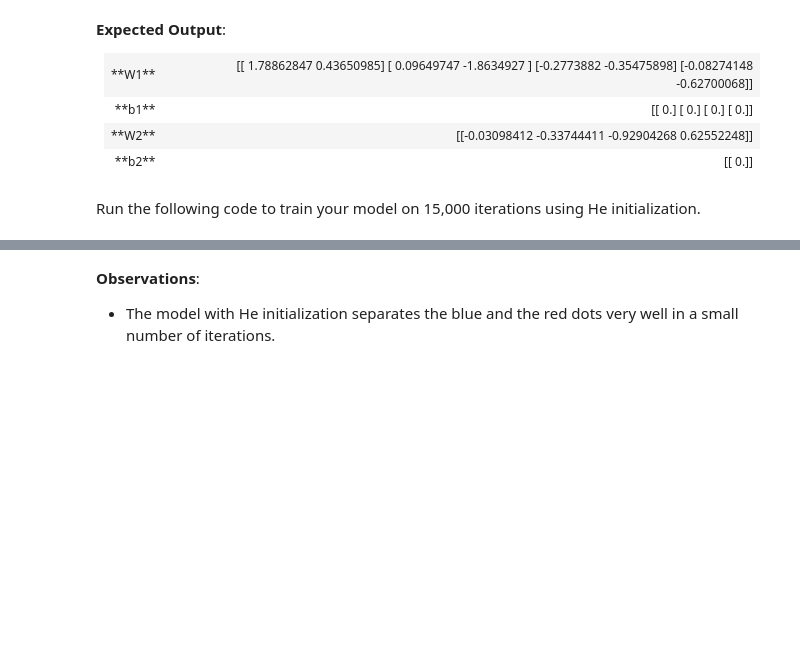
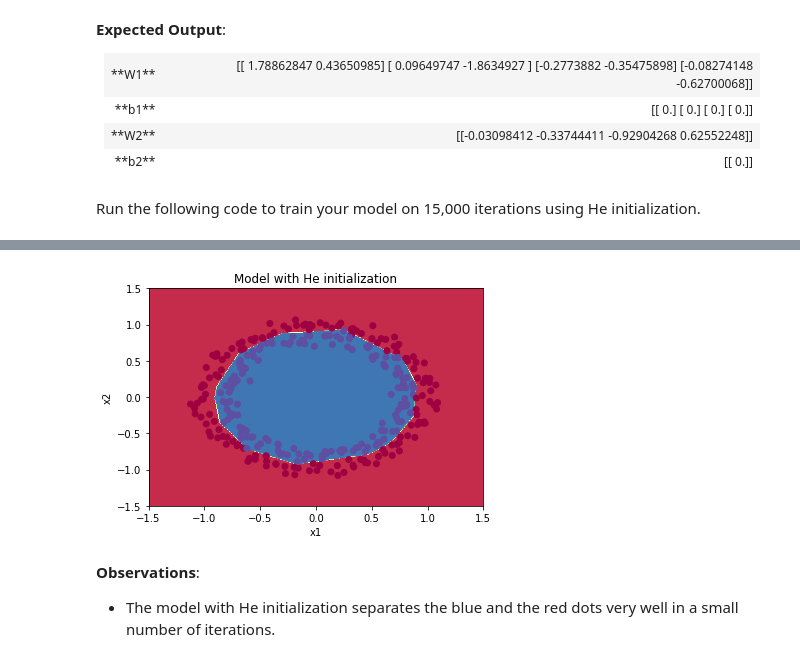
Before and after one commit to ShawnZhong/Coursera-Deep-Learning-Course, a Jupyter notebook: C2W1P1 - Initialization/main.ipynb, the cells around one changed output, grey strips where cells are left out. Cells and saved outputs as stored; diff of their text form; code cells hidden in the pictures; blank space fills up the shorter version.

```diff
--- a/C2W1P1 - Initialization/main.ipynb
+++ b/C2W1P1 - Initialization/main.ipynb
@@ -499,9 +533,11 @@ predictions_test = predict(test_X, test_Y, parameters)
 # %%
 plt.title("Model with He initialization")
 axes = plt.gca()
 axes.set_xlim([-1.5,1.5])
 axes.set_ylim([-1.5,1.5])
-plot_decision_boundary(lambda x: predict_dec(parameters, x.T), train_X, train_Y)
+plot_decision_boundary(lambda x: predict_dec(parameters, x.T), train_X, train_Y.reshape(-1))
+# %% [output]
+[figure, added]
 # %% [markdown]
 **Observations**:
 - The model with He initialization separates the blue and the red dots very well in a small number of iterations.
```
Also changed, not shown: parts of 4 cells of this notebook, 1 other file.
